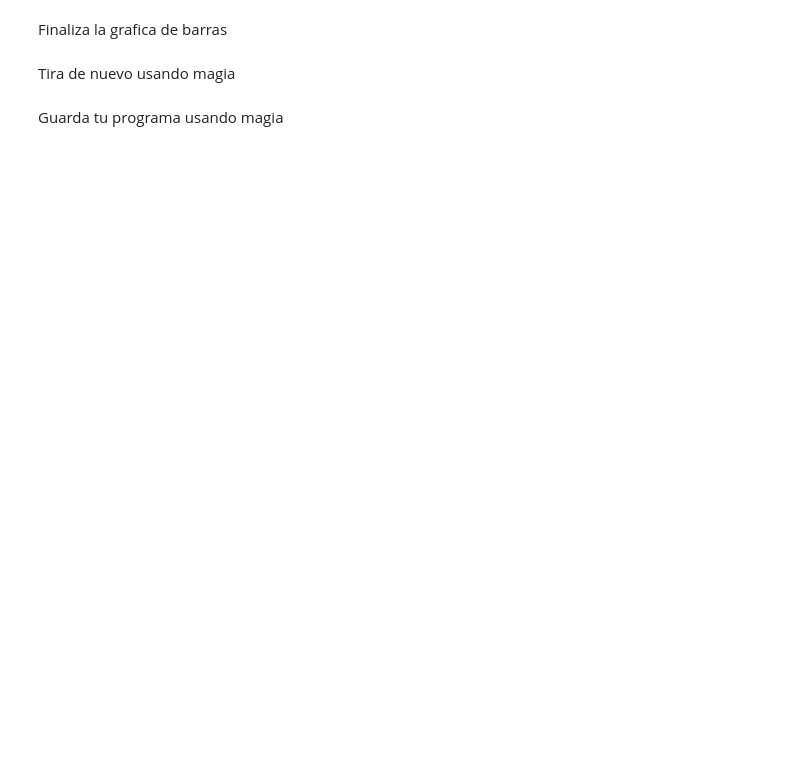
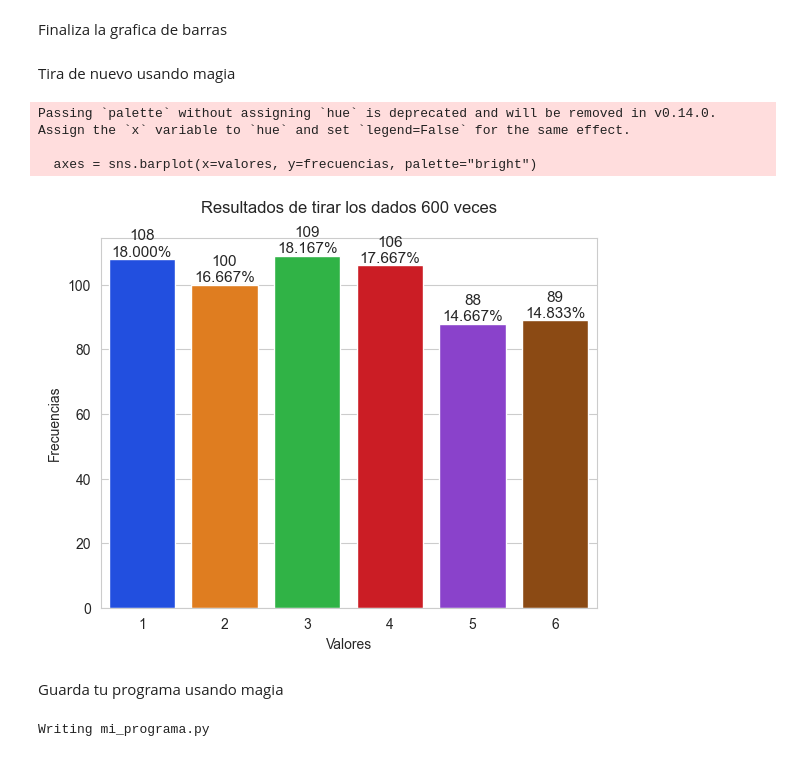
Before and after one commit to Samuelhdzx/6IV8_HernandezBarriosSamuel_AD, a Jupyter notebook: OneDrive_2025-03-03/Cuadernos de Trabajo/5.-Listas y Tuplas.ipynb, the cells around one changed output. Cells and saved outputs as stored; diff of their text form; code cells hidden in the pictures; blank space fills up the shorter version.

```diff
--- a/OneDrive_2025-03-03/Cuadernos de Trabajo/5.-Listas y Tuplas.ipynb
+++ b/OneDrive_2025-03-03/Cuadernos de Trabajo/5.-Listas y Tuplas.ipynb
@@ -468,2 +816,4 @@ Crea la grafica de barras incial
+# %%
+titulo = f'Resultados de tirar los dados {len(tirosdados)} veces'
 # %% [markdown]
 Pon la ventana y etiqueta los ejes
@@ -470,6 +834,62 @@ Pon la ventana y etiqueta los ejes
 # %% [markdown]
 Finaliza la grafica de barras
+# %%
+for bar, freq in zip(axes.patches, frecuencias):
+    text_x = bar.get_x() + bar.get_width() / 2.0
+    text_y = bar.get_height()
+    text = f'{freq:,}\n{freq / len(tirosdados):.3%}'
+    axes.text(text_x, text_y, text, fontsize=11, ha='center', va='bottom')
 # %% [markdown]
 Tira de nuevo usando magia
+# %%
+import matplotlib.pyplot as plt
+import numpy as np
+import random
+import seaborn as sns
+tirosdados = [random.randrange(1, 7) for i in range(600)]
+valores, frecuencias = np.unique(tirosdados, return_counts=True)
+sns.set_style("whitegrid")
+axes = sns.barplot(x=valores, y=frecuencias, palette="bright")
+titulo = f'Resultados de tirar los dados {len(tirosdados)} veces\n'
+axes.set_title(titulo)
+axes.set(xlabel='Valores', ylabel='Frecuencias')
+for bar, freq in zip(axes.patches, frecuencias):
+    text_x = bar.get_x() + bar.get_width() / 2.0
+    text_y = bar.get_height()
+    text = f'{freq:,}\n{freq / len(tirosdados):.3%}'
+    axes.text(text_x, text_y, text, fontsize=11, ha='center', va='bottom')
+# %% [output]
+Passing `palette` without assigning `hue` is deprecated and will be removed in v0.14.0. Assign the `x` variable to `hue` and set `legend=False` for the same effect.
+
+  axes = sns.barplot(x=valores, y=frecuencias, palette="bright")
+[figure, added]
 # %% [markdown]
 Guarda tu programa usando magia
+# %%
+%%writefile mi_programa.py
+
+import random
+import matplotlib.pyplot as plt
+import seaborn as sns
+import numpy as np
+
+n_tiradas = 600
+tirosdados = [random.randint(1, 6) for _ in range(n_tiradas)]
+val, frecuencias = np.unique(tirosdados, return_counts=True)
+
+sns.set_style("whitegrid")
+fig, axes = plt.subplots()
+axes.bar(val, frecuencias, color=['orange', 'green', 'red', 'purple', 'brown', 'blue'])
+axes.set_title(f"Resultados de tirar los dados {n_tiradas} veces")
+axes.set_xlabel("Valores")
+axes.set_ylabel("Frecuencias")
+
+for bar, freq in zip(axes.patches, frecuencias):
+    text_x = bar.get_x() + bar.get_width() / 2.0
+    text_y = bar.get_height()
+    text = f'{freq:,}\n{freq/len(tirosdados):.3%}'
+    axes.text(text_x, text_y, text, fontsize=11, ha='center', va='bottom')
+
+plt.show()
+# %% [output]
+Writing mi_programa.py
```
Also changed, not shown: parts of 97 cells of this notebook, 1 other file.
